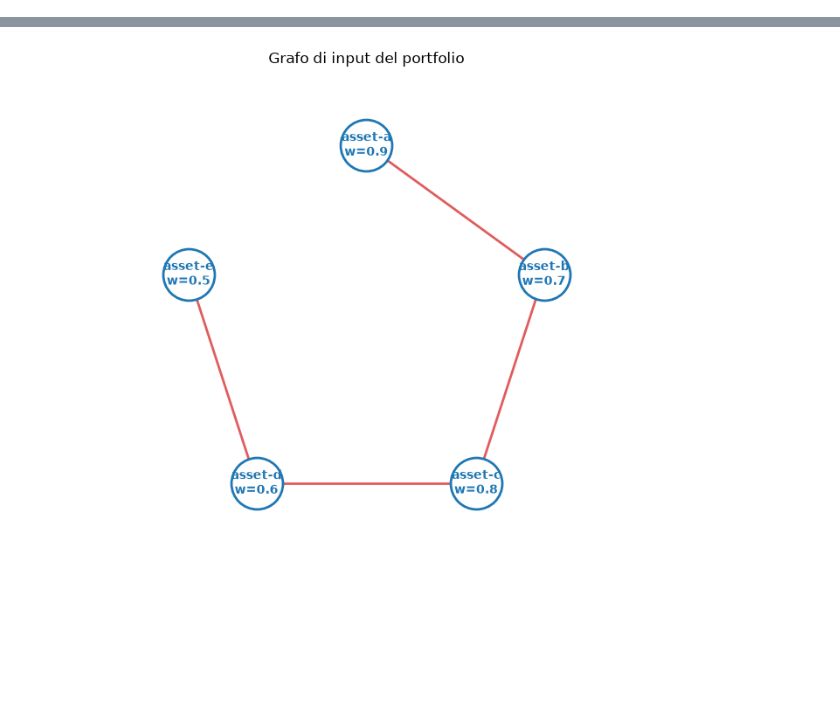
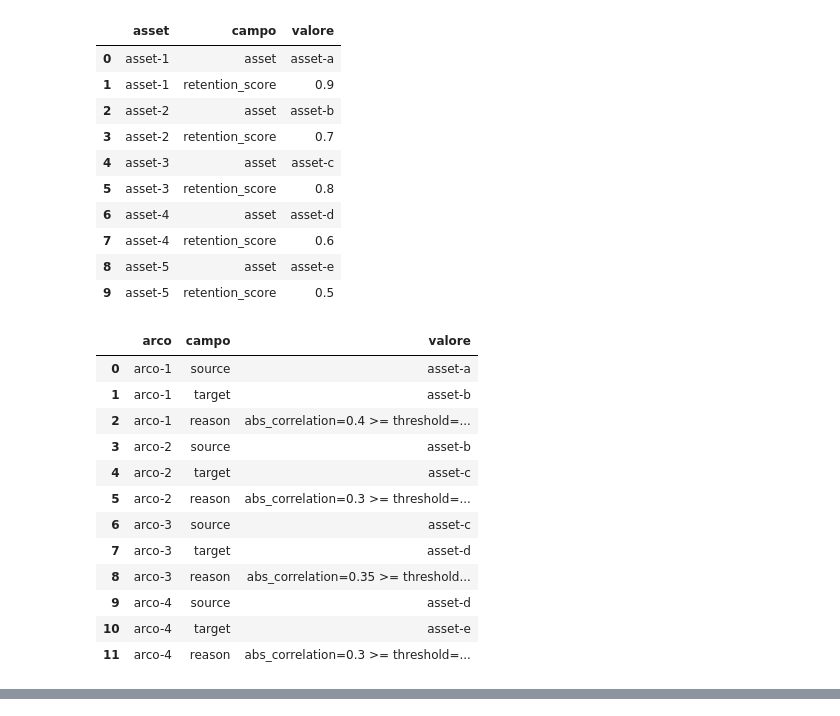
Before and after one commit to albetriv/qreduce, a Jupyter notebook: notebooks/experiments/01_synthetic_portfolio_single_pass.ipynb, the cells around one changed output, grey strips where cells are left out. Cells and saved outputs as stored; diff of their text form; code cells hidden in the pictures; blank space fills up the shorter version.

```diff
--- a/notebooks/experiments/01_synthetic_portfolio_single_pass.ipynb
+++ b/notebooks/experiments/01_synthetic_portfolio_single_pass.ipynb
@@ -57,13 +122,43 @@ display(pd.DataFrame(analysis.edge_rows()))
 # %%
+display_records(analysis.node_rows(), record_label="asset")
+display_records(analysis.edge_rows(), record_label="arco")
+
 %matplotlib inline
 import matplotlib.pyplot as plt
 
 fig, ax = plot_correlation_matrix(
     analysis.asset_ids,
     analysis.correlation,
     analysis.graph,
     analysis.correlation_threshold,
 )
 plt.show()
+
+fig, ax = plot_reduction_graph(analysis.graph, title="Grafo di input del portfolio")
+plt.show()
 # %% [output]
+|  | asset | campo | valore |
+| 0 | asset-1 | asset | asset-a |
+| 1 | asset-1 | retention_score | 0.9 |
+| 2 | asset-2 | asset | asset-b |
+| 3 | asset-2 | retention_score | 0.7 |
+| 4 | asset-3 | asset | asset-c |
+| 5 | asset-3 | retention_score | 0.8 |
+| 6 | asset-4 | asset | asset-d |
+| 7 | asset-4 | retention_score | 0.6 |
+| 8 | asset-5 | asset | asset-e |
+| 9 | asset-5 | retention_score | 0.5 |
+|  | arco | campo | valore |
+| 0 | arco-1 | source | asset-a |
+| 1 | arco-1 | target | asset-b |
+| 2 | arco-1 | reason | abs_correlation=0.4 >= threshold=... |
+| 3 | arco-2 | source | asset-b |
+| 4 | arco-2 | target | asset-c |
+| 5 | arco-2 | reason | abs_correlation=0.3 >= threshold=... |
+| 6 | arco-3 | source | asset-c |
+| 7 | arco-3 | target | asset-d |
+| 8 | arco-3 | reason | abs_correlation=0.35 >= threshold... |
+| 9 | arco-4 | source | asset-d |
+| 10 | arco-4 | target | asset-e |
+| 11 | arco-4 | reason | abs_correlation=0.3 >= threshold=... |
 [figure]
@@ -70,8 +165,0 @@ plt.show()
-# %%
-%matplotlib inline
-import matplotlib.pyplot as plt
-
-fig, ax = plot_reduction_graph(analysis.graph, title="Grafo di input del portfolio")
-plt.show()
-# %% [output]
-[figure, removed]
```
Also changed, not shown: parts of 18 cells of this notebook, 10 other files.
